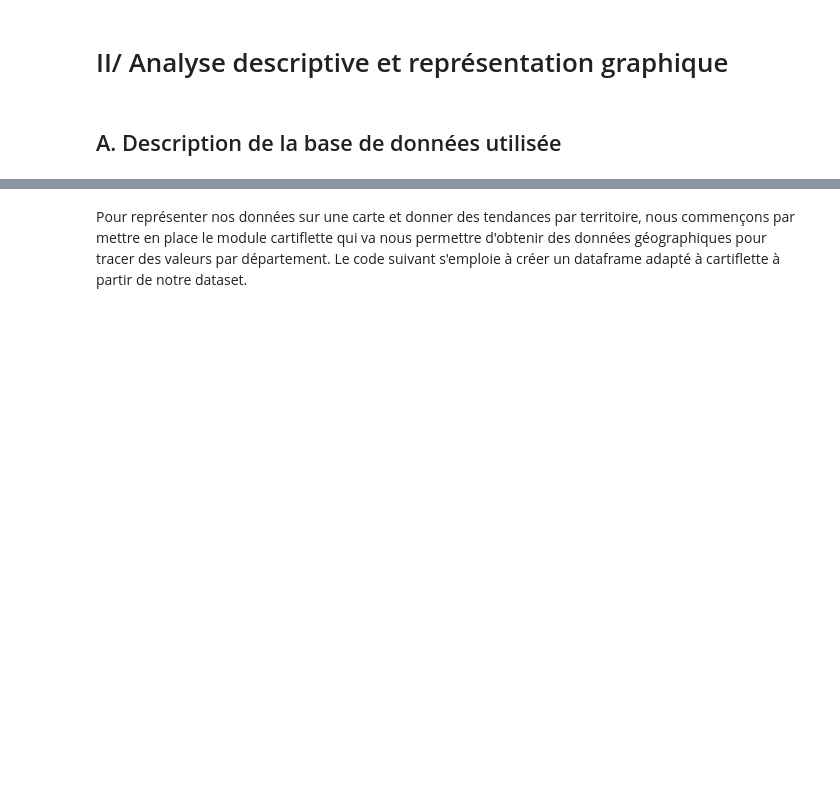
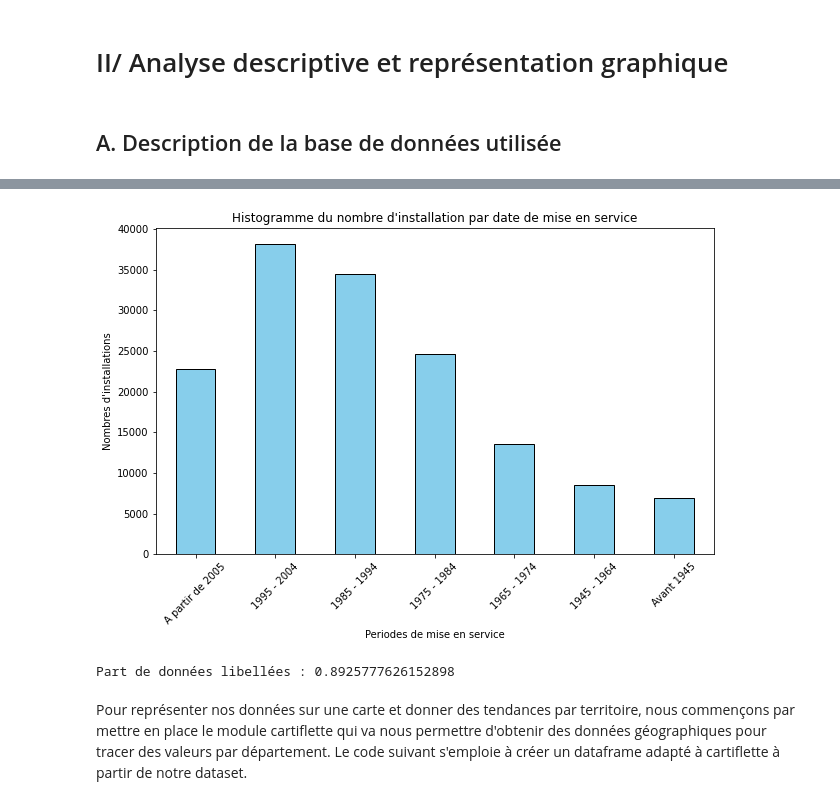
Before and after one commit to cyprienmathe/Python-data-science, a Jupyter notebook: main.ipynb, the cells around one changed output, grey strips where cells are left out. Cells and saved outputs as stored; diff of their text form; code cells hidden in the pictures; blank space fills up the shorter version.

```diff
--- a/main.ipynb
+++ b/main.ipynb
@@ -179,3 +200,24 @@ departements_eco.head(2)
+# %%
+#Compter les occurences de chaque période de mise en service
+period_counts = df_es['equip_service_periode'].value_counts()
+
+# Mise de la période 2005 en avant du graphique
+sorted_index = ['A partir de 2005'] + [p for p in period_counts.index if p != 'A partir de 2005']
+period_counts = period_counts.reindex(sorted_index)
+
+# Plot histogram
+plt.figure(figsize=(10, 6))
+period_counts.plot(kind='bar', color='skyblue', edgecolor='black')
+plt.title('Histogramme du nombre d\'installation par date de mise en service')
+plt.xlabel('Periodes de mise en service')
+plt.ylabel('Nombres d\'installations')
+plt.xticks(rotation=45)
+plt.show()
+
+print('Part de données libellées :', period_counts.sum()/len(df_es))
+# %% [output]
+[figure, added]
+Part de données libellées : 0.8925777626152898
 # %% [markdown]
 Pour représenter nos données sur une carte et donner des tendances par territoire, nous commençons par mettre en place le module cartiflette qui va nous permettre d'obtenir des données géographiques pour tracer des valeurs par département. Le code suivant s'emploie à créer un dataframe adapté à cartiflette à partir de notre dataset.
 # %%
```
Also changed, not shown: parts of 9 cells of this notebook.
